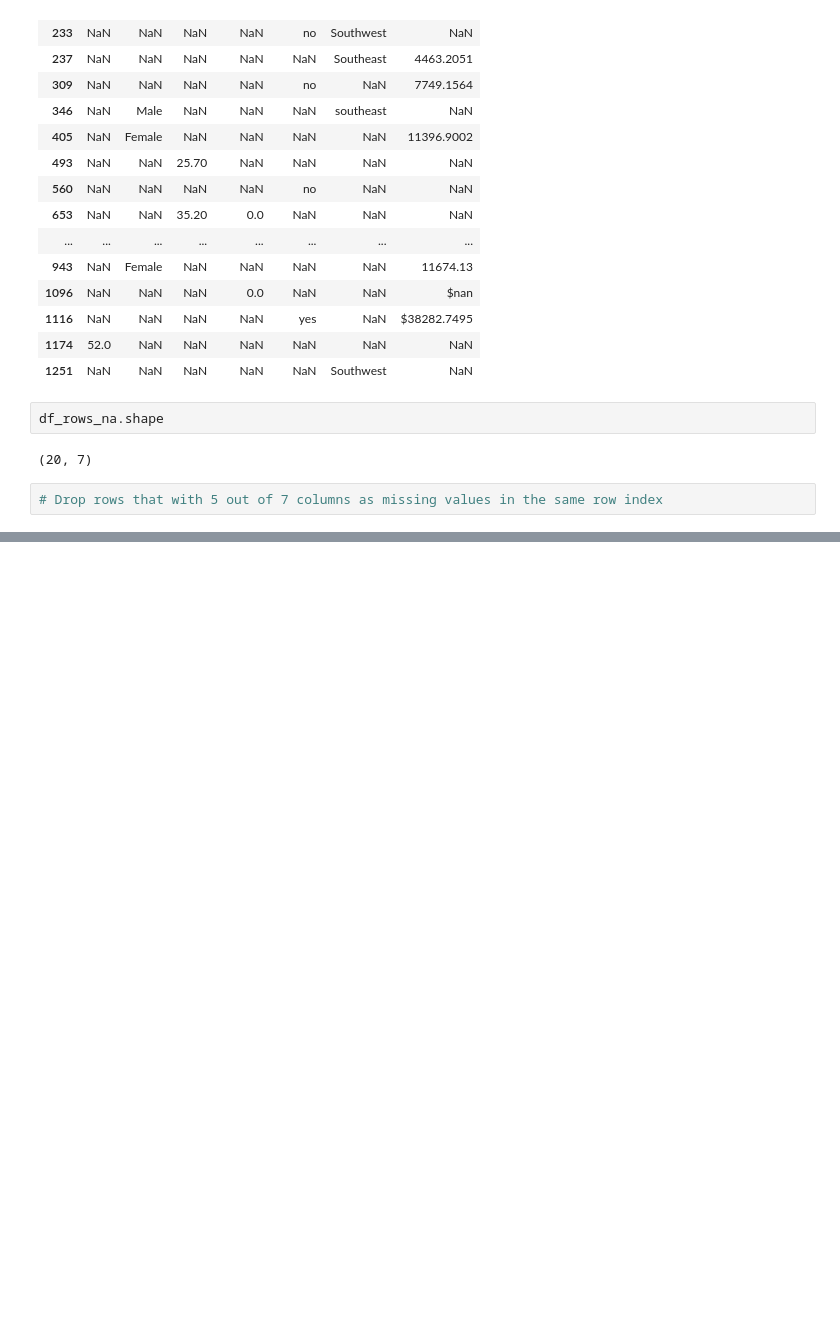
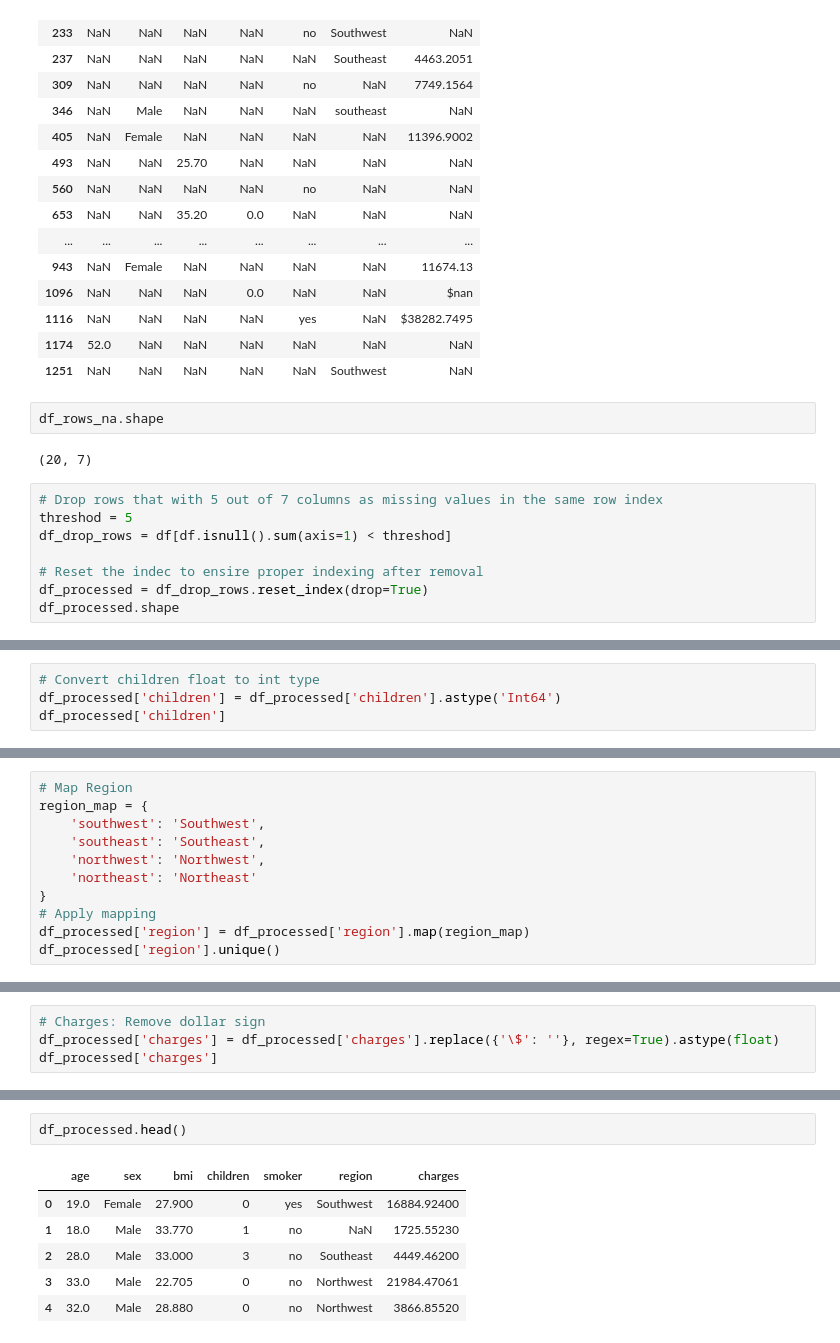
Before and after one commit to jparep/insurance-risk-prediction, a Jupyter notebook: insurance_risk_prediction.ipynb, the cells around one changed output, grey strips where cells are left out. Cells and saved outputs as stored; diff of their text form; blank space fills up the shorter version.

```diff
--- a/insurance_risk_prediction.ipynb
+++ b/insurance_risk_prediction.ipynb
@@ -341,3 +341,9 @@ df_rows_na.shape
 (20, 7)
 # %%
 # Drop rows that with 5 out of 7 columns as missing values in the same row index
+threshod = 5
+df_drop_rows = df[df.isnull().sum(axis=1) < threshod]
+
+# Reset the indec to ensire proper indexing after removal
+df_processed = df_drop_rows.reset_index(drop=True)
+df_processed.shape
@@ -343,0 +352,4 @@ df_rows_na.shape
+# %%
+# Convert children float to int type
+df_processed['children'] = df_processed['children'].astype('Int64')
+df_processed['children']
@@ -343,0 +374,11 @@ df_rows_na.shape
+# %%
+# Map Region
+region_map = {
+    'southwest': 'Southwest',
+    'southeast': 'Southeast',
+    'northwest': 'Northwest',
+    'northeast': 'Northeast'
+}
+# Apply mapping
+df_processed['region'] = df_processed['region'].map(region_map)
+df_processed['region'].unique()
@@ -343,0 +393,4 @@ df_rows_na.shape
+# %%
+# Charges: Remove dollar sign
+df_processed['charges'] = df_processed['charges'].replace({'\$': ''}, regex=True).astype(float)
+df_processed['charges']
@@ -343,0 +410,9 @@ df_rows_na.shape
+# %%
+df_processed.head()
+# %% [output]
+|  | age | sex | bmi | children | smoker | region | charges |
+| 0 | 19.0 | Female | 27.900 | 0 | yes | Southwest | 16884.92400 |
+| 1 | 18.0 | Male | 33.770 | 1 | no | NaN | 1725.55230 |
+| 2 | 28.0 | Male | 33.000 | 3 | no | Southeast | 4449.46200 |
+| 3 | 33.0 | Male | 22.705 | 0 | no | Northwest | 21984.47061 |
+| 4 | 32.0 | Male | 28.880 | 0 | no | Northwest | 3866.85520 |
```
Also changed, not shown: parts of 7 cells of this notebook.
